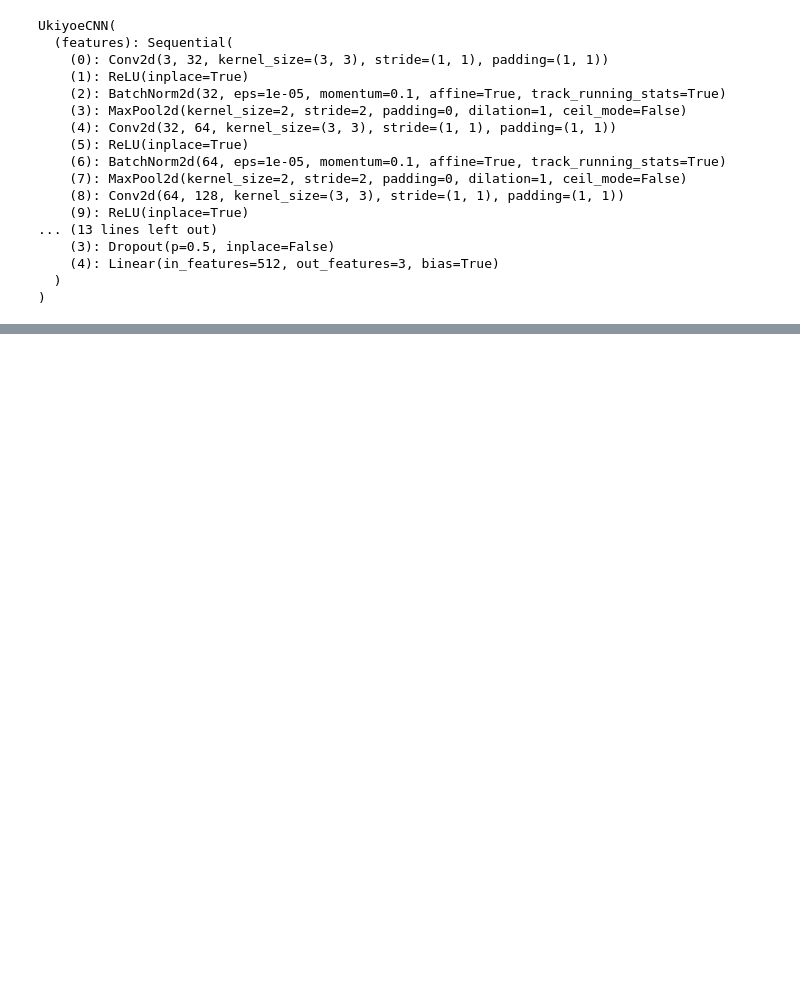
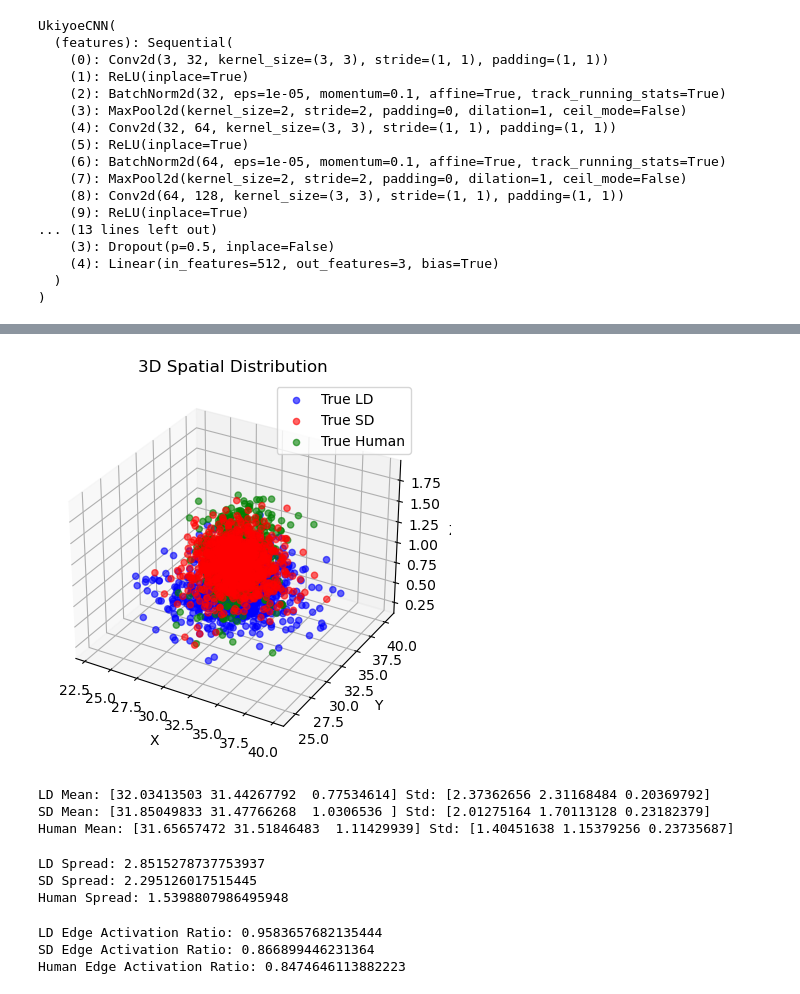
Before and after one commit to Sarah-Zhang1/AIvsHumanArt, a Jupyter notebook: CNN on Ukiyo-e.ipynb, the cells around one changed output, grey strips where cells are left out. Drawn from its saved outputs; the diff is of its cells as text; code cells hidden in the pictures; blank space fills up the shorter version.

```diff
--- a/CNN on Ukiyo-e.ipynb
+++ b/CNN on Ukiyo-e.ipynb
@@ -543,0 +546,55 @@ print(analyze_global_composition(heatmap2))
+# %%
+from mpl_toolkits.mplot3d import Axes3D
+
+fig = plt.figure()
+ax = fig.add_subplot(111, projection='3d')
+
+ax.scatter(ld_x, ld_y, ld_z, alpha=0.6, label="True LD", color="blue")
+ax.scatter(sd_x, sd_y, sd_z, alpha=0.6, label="True SD", color="red")
+ax.scatter(human_x, human_y, human_z, alpha=0.6, label="True Human", color="green")
+
+ax.set_xlabel("X")
+ax.set_ylabel("Y")
+ax.set_zlabel("Z")
+plt.legend()
+plt.title("3D Spatial Distribution")
+plt.show()
+# %% [output]
+[figure, added]
+# %%
+import numpy as np
+
+ld_coms = np.array(LD)
+sd_coms = np.array(SD)
+human_coms = np.array(human)
+
+# Compute mean and standard deviation along all axes
+ld_mean = ld_coms.mean(axis=0)
+ld_std = ld_coms.std(axis=0)
+
+sd_mean = sd_coms.mean(axis=0)
+sd_std = sd_coms.std(axis=0)
+
+human_mean = human_coms.mean(axis=0)
+human_std = human_coms.std(axis=0)
+
+print("LD Mean:", ld_mean, "Std:", ld_std)
+print("SD Mean:", sd_mean, "Std:", sd_std)
+print("Human Mean:", human_mean, "Std:", human_std)
+# %% [output]
+LD Mean: [32.03413503 31.44267792  0.77534614] Std: [2.37362656 2.31168484 0.20369792]
+SD Mean: [31.85049833 31.47766268  1.0306536 ] Std: [2.01275164 1.70113128 0.23182379]
+Human Mean: [31.65657472 31.51846483  1.11429939] Std: [1.40451638 1.15379256 0.23735687]
+# %%
+# Spread metric
+ld_spread = np.mean(np.linalg.norm(ld_coms - ld_mean, axis=1))
+sd_spread = np.mean(np.linalg.norm(sd_coms - sd_mean, axis=1))
+human_spread = np.mean(np.linalg.norm(human_coms - human_mean, axis=1))
+
+print("LD Spread:", ld_spread)
+print("SD Spread:", sd_spread)
+print("Human Spread:", human_spread)
+# %% [output]
+LD Spread: 2.8515278737753937
+SD Spread: 2.295126017515445
+Human Spread: 1.5398807986495948
@@ -543,0 +625,8 @@ print(analyze_global_composition(heatmap2))
+# %%
+print("LD Edge Activation Ratio:", np.mean(LD_edge))
+print("SD Edge Activation Ratio:", np.mean(SD_edge))
+print("Human Edge Activation Ratio:", np.mean(human_edge))
+# %% [output]
+LD Edge Activation Ratio: 0.9583657682135444
+SD Edge Activation Ratio: 0.866899446231364
+Human Edge Activation Ratio: 0.8474646113882223
```
Also changed, not shown: parts of 13 cells of this notebook.
